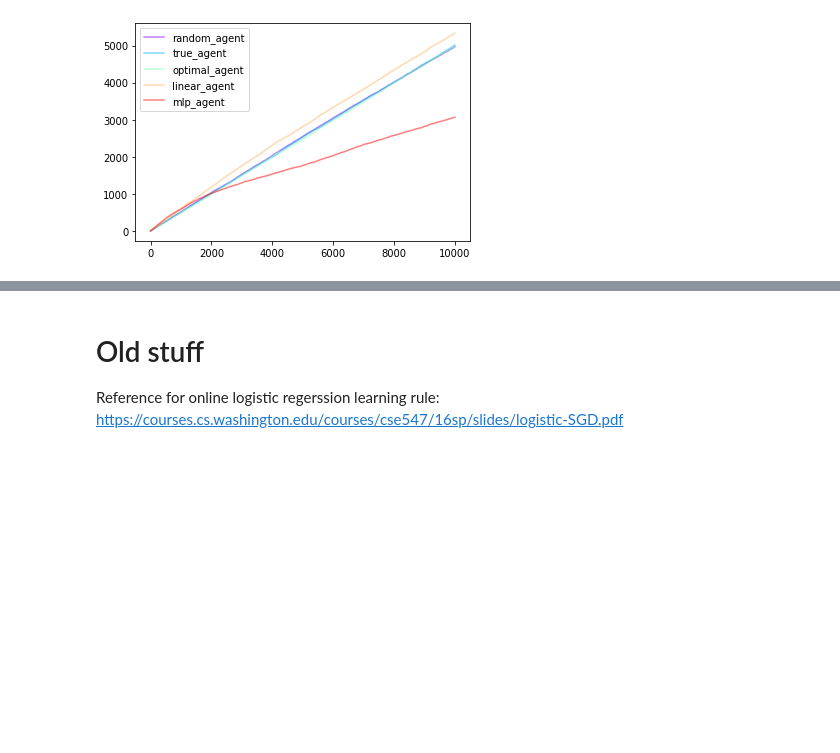
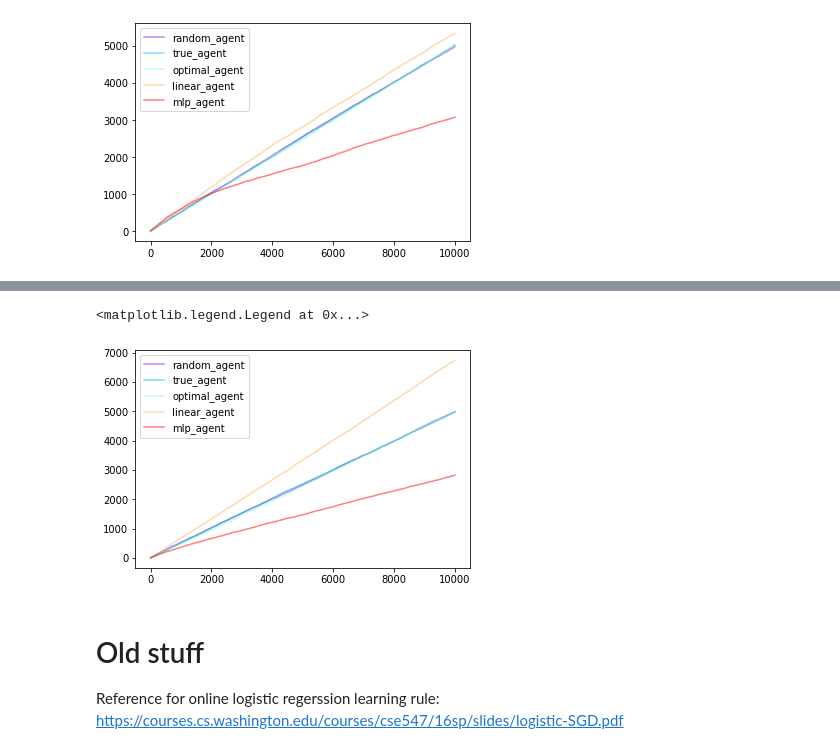
Before and after one commit to myazdani/number-guessing, a Jupyter notebook: number_guessing_learner.ipynb, the cells around one changed output, grey strips where cells are left out. Drawn from its saved outputs; the diff is of its cells as text; code cells hidden in the pictures; blank space fills up the shorter version.

Commit message:
Add refactor pareto card generator

```diff
--- a/number_guessing_learner.ipynb
+++ b/number_guessing_learner.ipynb
@@ -12,14 +12,14 @@ import seaborn as sns
 ### Card mumber generation
 # %%
 class NormalCards:
-    def __init__(self, mu, sigma,num_cards = 2):
+    def __init__(self, mu, sigma, num_cards = 2):
         self.num_cards = 2
         self.mu = mu
         self.sigma = sigma
 
 
     def draw_cards(self, flip_coin = False):
-        selected_numbers = self.sigma*torch.randn(2)+self.mu
+        selected_numbers = self.sigma*torch.randn(self.num_cards)+self.mu
         if flip_coin:
             shuffled = torch.randperm(self.num_cards)
             return selected_numbers[shuffled]
@@ -258,0 +278,21 @@ plt.legend()
+# %%
+%%time
+num_plays = 10000
+
+
+agents = {"random_agent": RandomDecision(),
+          "true_agent":AlwaysTrue(),
+          "optimal_agent":OptimalDecision(),
+          "linear_agent":LinearMLPDecision(1e-3),
+          #"linear_agent":LinearDecision(1e-3),
+          "mlp_agent":MLPDecision(1e-3),
+          }
+
+pareto_cards = ParetoCards(a=4.32, b =3.18)
+
+rewards = generate_game(num_iterations=num_plays,
+                        card_generator=pareto_cards,
+                        agents=agents
+                        )
+
+oracle_rewards = np.cumsum(np.ones_like(range(num_plays)))
@@ -258,0 +302,11 @@ plt.legend()
+# %%
+color = iter(plt.cm.rainbow(np.linspace(0, 1, len(rewards))))
+
+for i, key in enumerate(rewards.keys()):
+    c = next(color)
+    plt.plot(oracle_rewards - np.cumsum(rewards[key]), color = c, alpha = .5,
+        label = key)
+plt.legend()
+# %% [output]
+<matplotlib.legend.Legend at 0x...>
+[figure, added]
```
Also changed, not shown: parts of 4 cells of this notebook.
